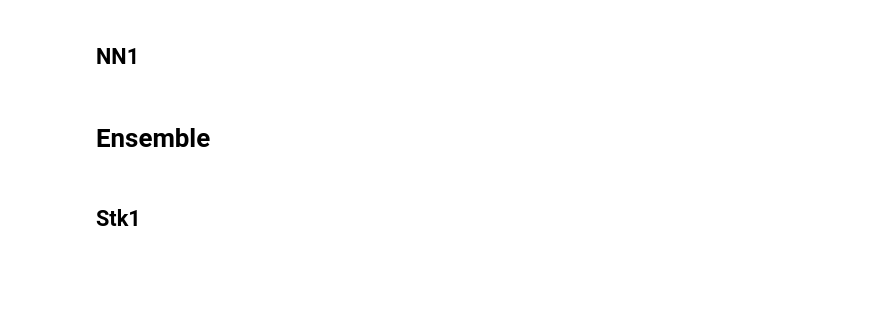
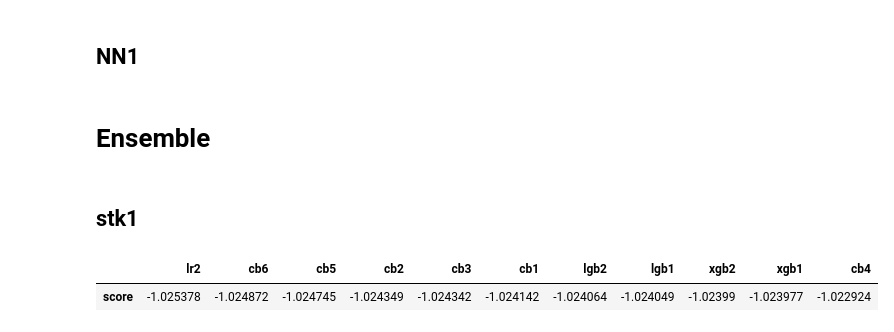
Before and after one commit to sunkusun9/sunkusun9, a Jupyter notebook: kaggle/PGS4_ep12/2. machine learning.ipynb, the cells around one changed output. Drawn from its saved outputs; the diff is of its cells as text; code cells hidden in the pictures; blank space fills up the shorter version.

```diff
--- a/kaggle/PGS4_ep12/2. machine learning.ipynb
+++ b/kaggle/PGS4_ep12/2. machine learning.ipynb
@@ -286,25 +304,3 @@ df_test = dproc.join_and_assign(
         lambda : lgb2_c3.get_predictor()(df_test).iloc[:, :1].rename(columns = lambda x: 't2_0_2'), rerun = 0
     )
 )
-# %%
-cb_c3 = sgml.CVModel.load_or_create('result', 'cb_c3', skf, config_4, cb_adapter_c)
-hparams = {
-    'model_params': {'n_estimators': 600, 'max_depth': 10, 'learning_rate': 0.04},
-    'X_tgt': ['Annual Income', 'Credit Score'],
-    'X_num': X_num + X_freq + X_imp2 ,
-    'X_cat': X_ord + X_bool + X_comb + ['Health Score_c2'],
-    'random_state': 123,
-}
-result = cb_c3.cv(df_train, hparams, task_type='GPU')
-cb_c3.train(df_train, task_type='GPU')
-df_train = dproc.join_and_assign(
-    df_train,
-    cb_c3.cv_best_['prd'].iloc[:, :1].rename(columns = lambda x: 't2_0_2c')
-)
-df_test = dproc.join_and_assign(
-    df_test,
-    sc.cache_result(
-        't2_test2c',
-        lambda : cb_c3.get_predictor()(df_test).iloc[:, :1].rename(columns = lambda x: 't2_0_2c'), rerun = 0
-    )
-)
@@ -437,0 +484,2 @@ result['valid_scores']
+# %%
+cb5 = sgml.CVModel.load_or_create('result', 'cb5', kf, config, cb_adapter)
@@ -437,0 +507,2 @@ result['valid_scores']
+# %%
+cb6 = sgml.CVModel.load_or_create('result', 'cb6', kf, config, cb_adapter)
@@ -510,10 +620,13 @@ result['valid_scores']
 # %% [markdown]
 # Ensemble
 # %% [markdown]
-## Stk1
+## stk1
 # %%
-models = [lgb1, xgb1, xgb2, lgb2, cb3, cb4]
+models = [lr2, lgb1, xgb1, cb1, cb2, lgb2, xgb2, cb3, cb4, cb5, cb6]
 pd.Series({i.name: i.cv_best_['score'] for i in models}).rename('score').to_frame().T.sort_values('score', axis=1)
+# %% [output]
+|  | lr2 | cb6 | cb5 | cb2 | cb3 | cb1 | lgb2 | lgb1 | xgb2 | xgb1 | cb4 |
+| score | -1.025378 | -1.024872 | -1.024745 | -1.024349 | -1.024342 | -1.024142 | -1.024064 | -1.024049 | -1.02399 | -1.023977 | -1.022924 |
 # %%
 df_stk = sgml.stack_cv(models, df_train[target])
 df_stk.corr()
```
Also changed, not shown: parts of 32 cells of this notebook, 1 other file.
